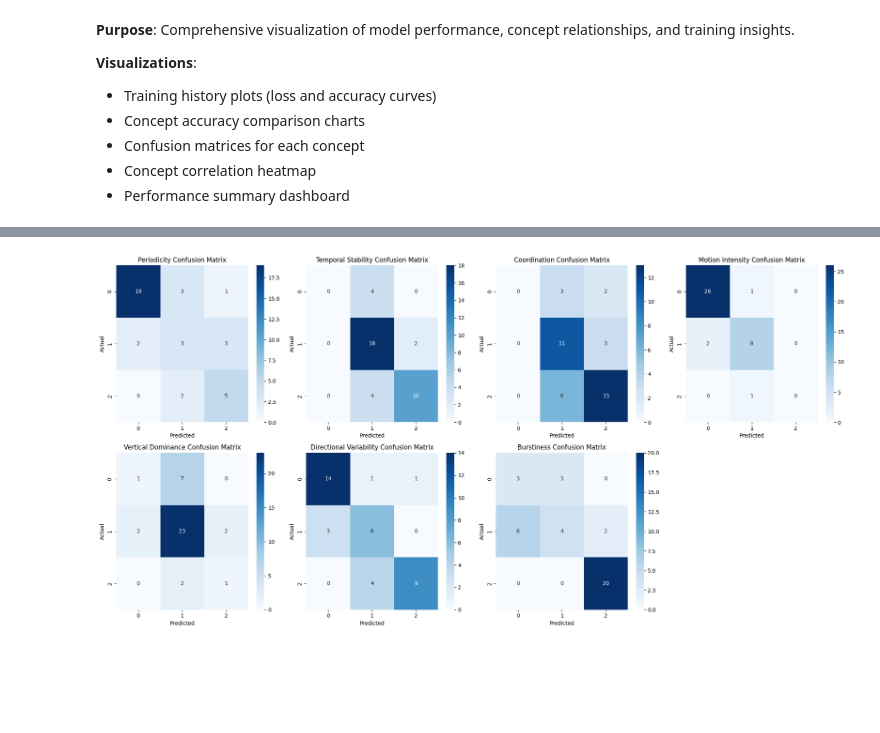
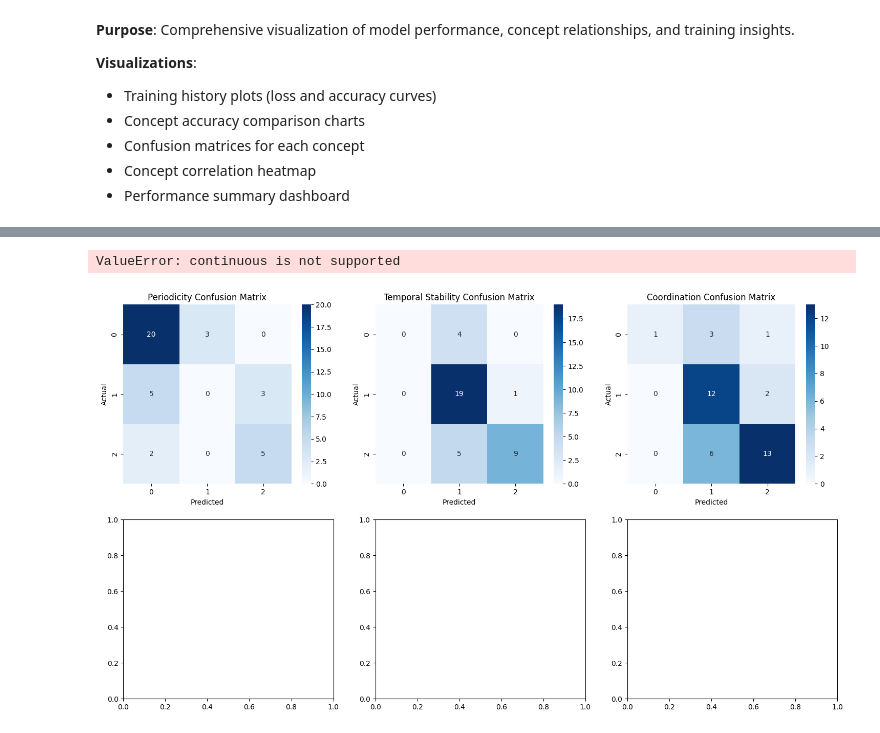
Before and after one commit to tudormatei/dsai-project, a Jupyter notebook: model-training/quick_train_cnn.ipynb, the cells around one changed output, grey strips where cells are left out. Cells and saved outputs as stored; diff of their text form; code cells hidden in the pictures; blank space fills up the shorter version.

```diff
--- a/model-training/quick_train_cnn.ipynb
+++ b/model-training/quick_train_cnn.ipynb
@@ -442,7 +418,7 @@ def build_optimized_cnn(input_shape, n_classes_p, n_classes_t, n_classes_c, n_cl
 # %%
 # Extract windows
 print("Extracting windows...")
-X, y_p, y_t, y_c, y_mi, y_vd, y_sp, y_dv, y_b = extract_windows_robust(df_sensor, df_windows)
+X, y_p, y_t, y_c, y_mi, y_vd, y_sp = extract_windows_robust(df_sensor, df_windows)
 
 print(f"Extracted {len(X)} windows")
 print(f"Window shape: {X.shape}")
@@ -453,8 +429,6 @@ print(f"  Coordination: {np.bincount(y_c.astype(int))}")
 print(f"  Motion Intensity: {np.bincount(y_mi.astype(int))}")
 print(f"  Vertical Dominance: {np.bincount(y_vd.astype(int))}")
 print(f"  Static Posture: {np.bincount(y_sp.astype(int))}")
-print(f"  Directional Variability: {np.bincount(y_dv.astype(int))}")
-print(f"  Burstiness: {np.bincount(y_b.astype(int))}")
 # %% [output]
 Extracting windows...
 Extracted 150 windows
@@ -478,8 +450,8 @@ Label distributions:
 # %%
 # Random shuffle split (75% train, 25% test)
 print("Splitting data...")
-X_train, X_test, y_p_train, y_p_test, y_t_train, y_t_test, y_c_train, y_c_test, y_mi_train, y_mi_test, y_vd_train, y_vd_test, y_sp_train, y_sp_test, y_dv_train, y_dv_test, y_b_train, y_b_test = train_test_split(
-    X, y_p, y_t, y_c, y_mi, y_vd, y_sp, y_dv, y_b, test_size=0.25, random_state=42, stratify=None
+X_train, X_test, y_p_train, y_p_test, y_t_train, y_t_test, y_c_train, y_c_test, y_mi_train, y_mi_test, y_vd_train, y_vd_test, y_sp_train, y_sp_test = train_test_split(
+    X, y_p, y_t, y_c, y_mi, y_vd, y_sp, test_size=0.25, random_state=42, stratify=None
 )
 
 # Convert static posture to binary context (0.0 -> 0, 1.0 -> 1)
@@ -508,8 +480,8 @@ Static context test: [37  1]
 # %%
 # Apply augmentation
 print("Augmenting training data...")
-X_train_aug, y_p_train_aug, y_t_train_aug, y_c_train_aug, y_mi_train_aug, y_vd_train_aug, y_sp_train_aug, y_dv_train_aug, y_b_train_aug = augment_dataset(
-    X_train, y_p_train, y_t_train, y_c_train, y_mi_train, y_vd_train, y_sp_train, y_dv_train, y_b_train, factor=20
+X_train_aug, y_p_train_aug, y_t_train_aug, y_c_train_aug, y_mi_train_aug, y_vd_train_aug, y_sp_train_aug = augment_dataset(
+    X_train, y_p_train, y_t_train, y_c_train, y_mi_train, y_vd_train, y_sp_train, factor=20
 )
 
 # Convert static posture to binary context for augmented data
@@ -575,0 +628,17 @@ Static context test shape: (38,)
+# %%
+# Train model with continuous motion intensity
+print("Training model with continuous motion intensity...")
+
+history = model.fit(
+    X_train_aug, train_data,
+    validation_data=(X_test, test_data),
+    epochs=100,
+    batch_size=32,
+    callbacks=[
+        keras.callbacks.EarlyStopping(patience=10, restore_best_weights=True),
+        keras.callbacks.ReduceLROnPlateau(factor=0.5, patience=5)
+    ],
+    verbose=1
+)
+
+print("Training completed with continuous motion intensity")
@@ -863,33 +1280,32 @@ plt.show()
 # %%
 # Confusion Matrices for Each Concept
-fig, axes = plt.subplots(2, 4, figsize=(20, 10))
+fig, axes = plt.subplots(2, 3, figsize=(18, 10))
 axes = axes.flatten()
 
 concept_data = [
     ('Periodicity', periodicity_true, periodicity_pred),
     ('Temporal Stability', temporal_stability_true, temporal_stability_pred),
     ('Coordination', coordination_true, coordination_pred),
     ('Motion Intensity', motion_intensity_true, motion_intensity_pred),
-    ('Vertical Dominance', vertical_dominance_true, vertical_dominance_pred),
-    ('Directional Variability', directional_variability_true, directional_variability_pred),
-    ('Burstiness', burstiness_true, burstiness_pred)
+    ('Vertical Dominance', vertical_dominance_true, vertical_dominance_pred)
 ]
 
 for i, (name, y_true, y_pred) in enumerate(concept_data):
     cm = confusion_matrix(y_true, y_pred)
     sns.heatmap(cm, annot=True, fmt='d', cmap='Blues', ax=axes[i])
     axes[i].set_title(f'{name} Confusion Matrix')
     axes[i].set_xlabel('Predicted')
     axes[i].set_ylabel('Actual')
 
 # Hide the last subplot if not needed
 if len(concept_data) < len(axes):
     axes[-1].set_visible(False)
 
 plt.tight_layout()
 plt.show()
 # %% [output]
+ValueError: continuous is not supported
-[figure, old version]
+[figure, new version]
 # %%
 # Concept Correlation Analysis
 plt.figure(figsize=(12, 8))
```
Also changed, not shown: parts of 21 cells of this notebook, 4 other files.
